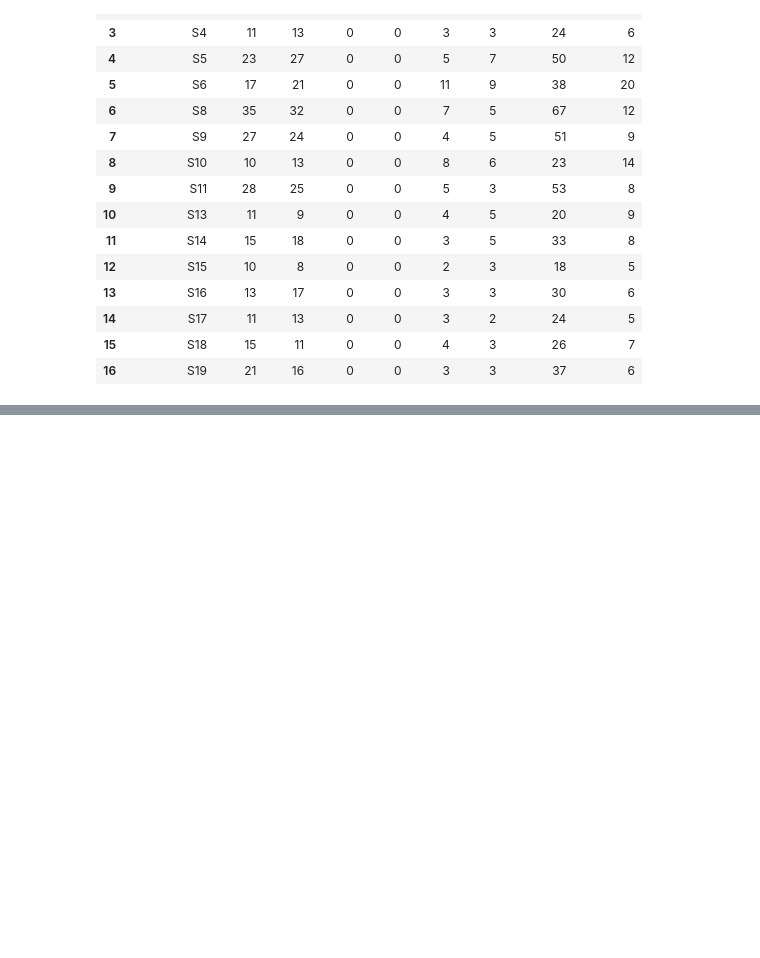
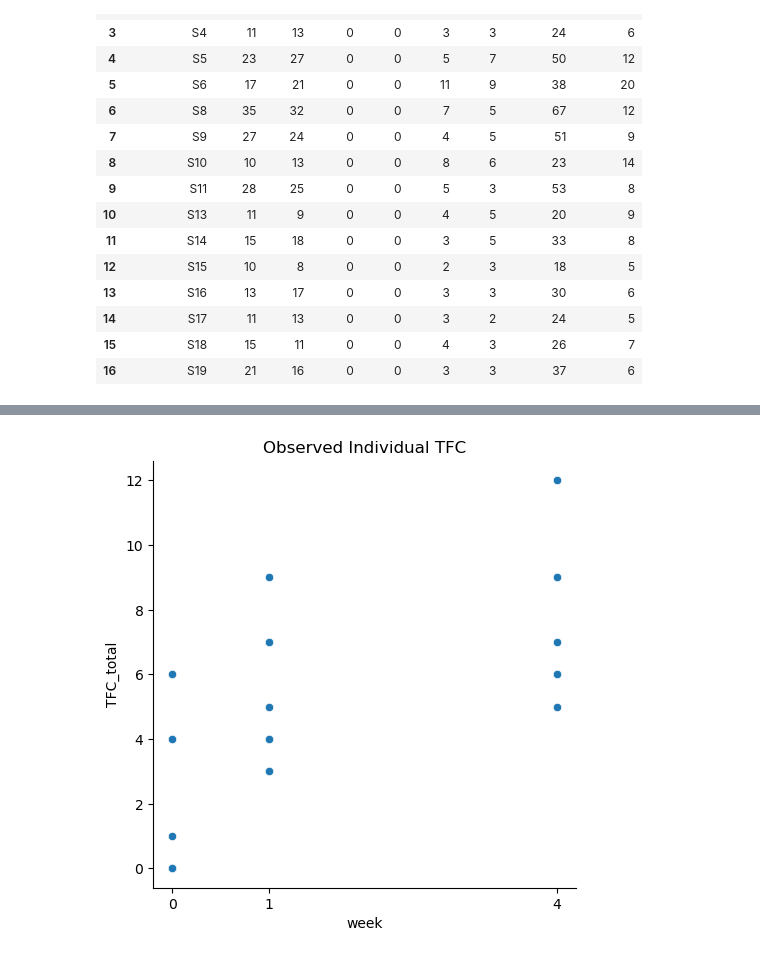
Before and after one commit to ome94/microbial_enumeration, a Jupyter notebook: microbial-enumeration.ipynb, the cells around one changed output, grey strips where cells are left out. Saved outputs shown, nothing was run; the diff lists cells and outputs as text; code cells hidden in the pictures; blank space fills up the shorter version.

```diff
--- a/microbial-enumeration.ipynb
+++ b/microbial-enumeration.ipynb
@@ -300,0 +316,6 @@ plt.hist(data.TFC_total_wk4);
+# %%
+sns.relplot(data=combined_set, x="week", y="TFC_total");
+plt.xticks([0, 1, 4]);
+plt.title("Observed Individual TFC");
+# %% [output]
+[figure, added]
```
Also changed, not shown: parts of 34 cells of this notebook, 2 other files.
